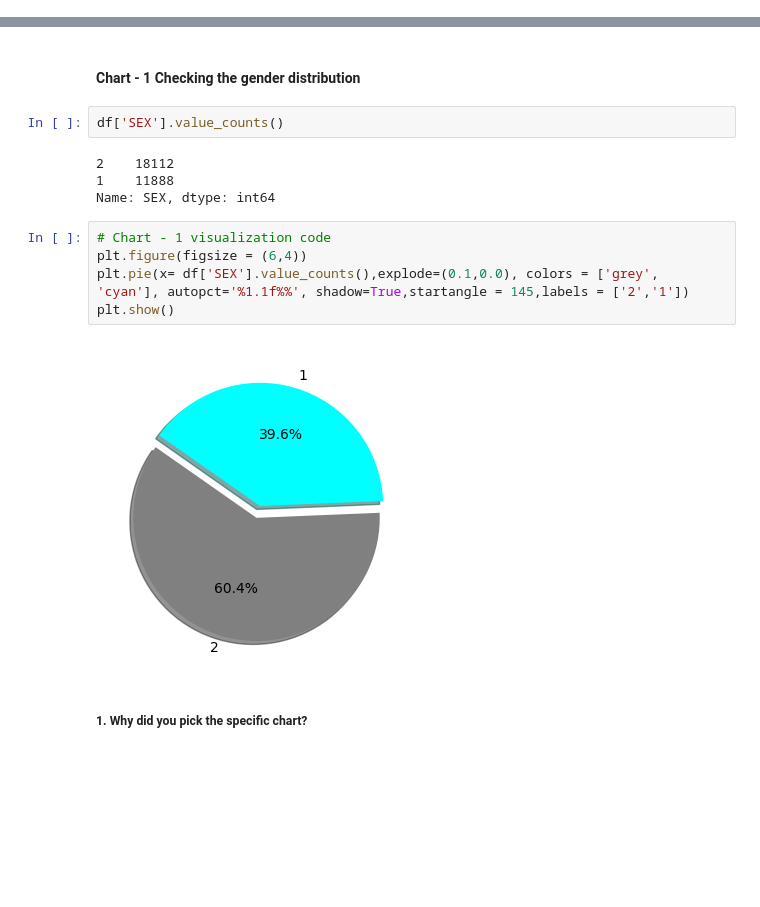
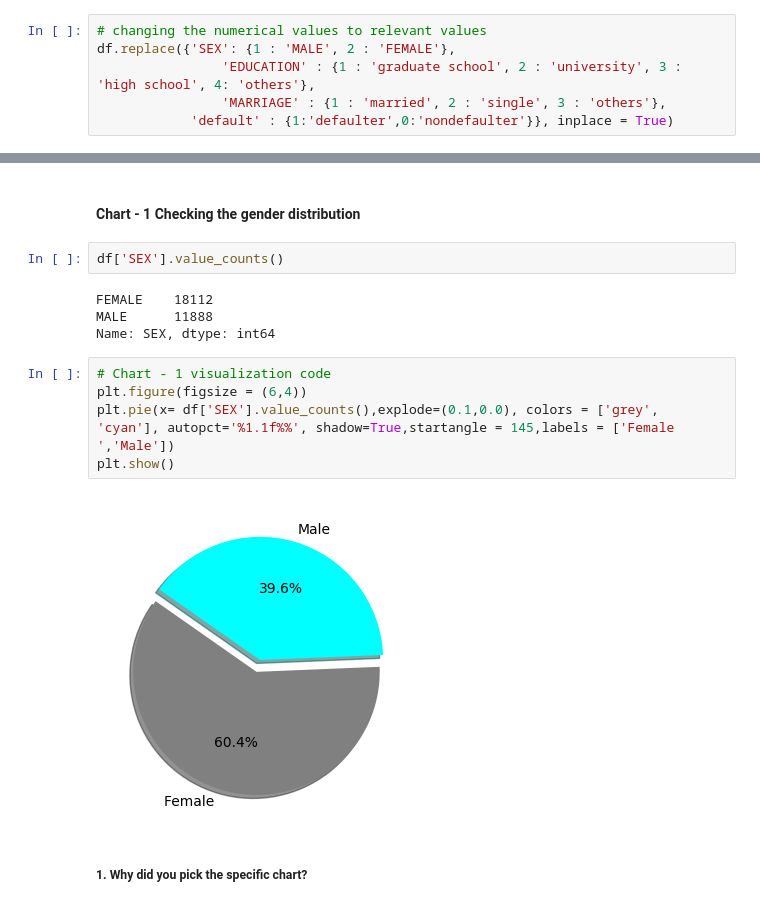
Before and after one commit to theuttammishra/Classification-Capstone, a Jupyter notebook: Credit_card_default_prediction.ipynb, the cells around one changed output, grey strips where cells are left out. Saved outputs shown, nothing was run; the diff lists cells and outputs as text; blank space fills up the shorter version.

```diff
--- a/Credit_card_default_prediction.ipynb
+++ b/Credit_card_default_prediction.ipynb
@@ -420,6 +421,12 @@ Data columns (total 25 columns):
  24  default        30000 non-null  int64
 dtypes: int64(25)
 memory usage: 5.7 MB
+# %%
+# changing the numerical values to relevant values
+df.replace({'SEX': {1 : 'MALE', 2 : 'FEMALE'},
+                'EDUCATION' : {1 : 'graduate school', 2 : 'university', 3 : 'high school', 4: 'others'},
+                'MARRIAGE' : {1 : 'married', 2 : 'single', 3 : 'others'},
+            'default' : {1:'defaulter',0:'nondefaulter'}}, inplace = True)
 # %% [markdown]
 ### What all manipulations have you done and insights you found?
 # %% [markdown]
@@ -434,16 +441,16 @@ memory usage: 5.7 MB
 # %%
 df['SEX'].value_counts()
 # %% [output]
-2    18112
-1    11888
+FEMALE    18112
+MALE      11888
 Name: SEX, dtype: int64
 # %%
 # Chart - 1 visualization code
 plt.figure(figsize = (6,4))
-plt.pie(x= df['SEX'].value_counts(),explode=(0.1,0.0), colors = ['grey', 'cyan'], autopct='%1.1f%%', shadow=True,startangle = 145,labels = ['2','1'])
+plt.pie(x= df['SEX'].value_counts(),explode=(0.1,0.0), colors = ['grey', 'cyan'], autopct='%1.1f%%', shadow=True,startangle = 145,labels = ['Female ','Male'])
 plt.show()
 # %% [output]
-[figure, old version]
+[figure, new version]
 # %% [markdown]
 ##### 1. Why did you pick the specific chart?
 # %% [markdown]
```
Also changed, not shown: parts of 102 cells of this notebook.
